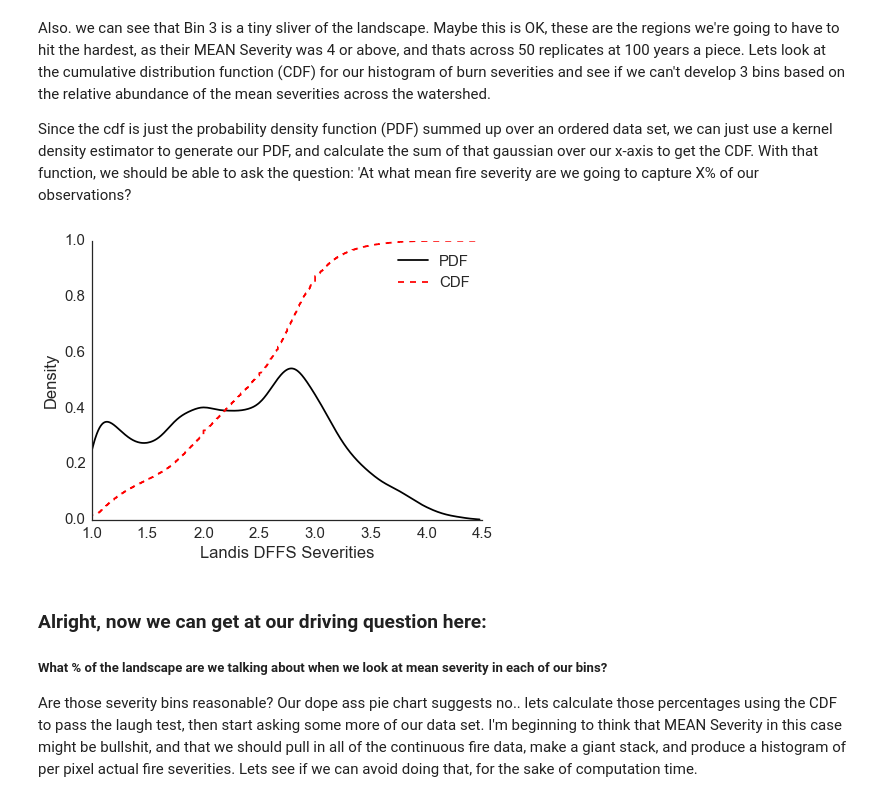
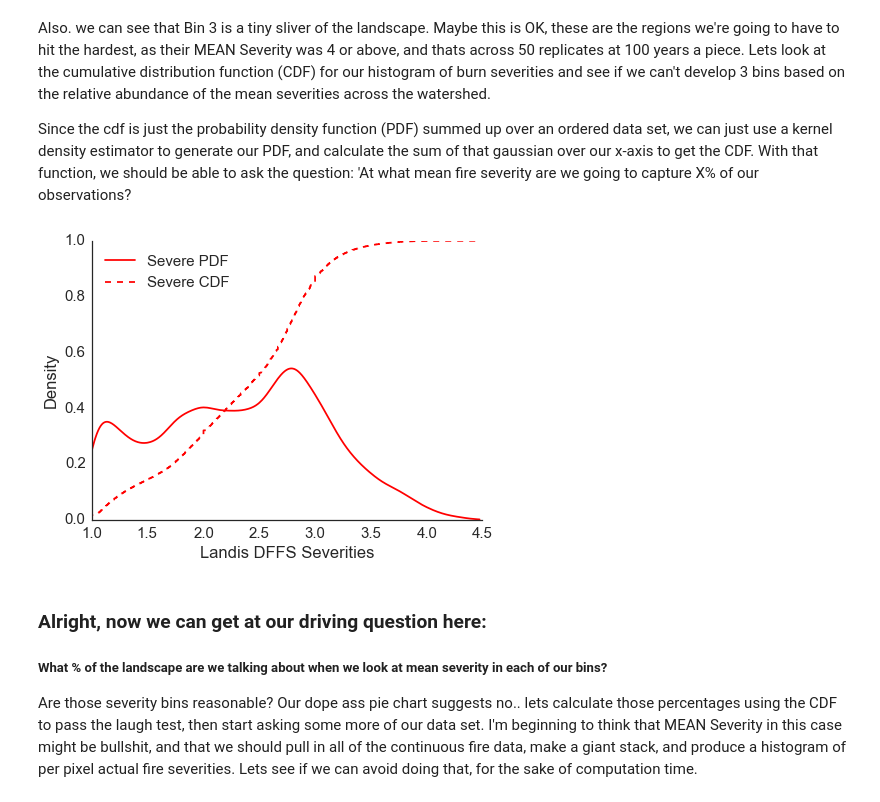
Before and after one commit to djkrofch/DinkeyCreek, a Jupyter notebook: Dinkey_TreatmentPlacement.ipynb, the cells around one changed output. Cells and saved outputs as stored; diff of their text form; code cells hidden in the pictures.

```diff
--- a/Dinkey_TreatmentPlacement.ipynb
+++ b/Dinkey_TreatmentPlacement.ipynb
@@ -56,18 +57,17 @@ def severityGen(rasterList):
 #### Read in the mean severity map for the No Action scenario
 Leverage our previous work to create a mean severity raster from the previous Dinkey simulations. Were going to use this raster as the starting point from which to begin to designate treatment placements. For now we'll just display it.
 # %%
-# We only care about one simulation name for now...
-simName = 'NoMgmtSevereFireLowP'
-
 sevMapsLowP = []
 sevVarMapsLowP = []
 
-sevrasters = severityStack(dataDir + simName, 100)
-sevMap, sevVarMap = severityGen(sevrasters)
-sevmap = {simName : sevMap}
-sevVarmap = {simName : sevVarMap}
+for sim in simNames:
+    print dataDir + sim
+    sevrasters = severityStack(dataDir + sim, 100)
+    sevMap, sevVarMap = severityGen(sevrasters)
+    sevmap = {sim : sevMap}
+    sevVarmap = {sim : sevVarMap}
 
-sevMapsLowP.append(sevmap)
-sevVarMapsLowP.append(sevVarmap)
+    sevMapsLowP.append(sevmap)
+    sevVarMapsLowP.append(sevVarmap)
 # %%
 # Plot our hard earned severity raster
@@ -164,11 +189,14 @@ sns.set_context('notebook',font_scale=1.5)
 Deos this even make sense to do? My first thought was just discretize the raster, and go from there... maybe a better way to approach it is to look at the distribution of fire severities across the watershed in our continuous raster, and pick from the distribution to create classes. Lets start with a histogram of severities.
 # %%
 # Create a pandas dataframe out of the numpy array
-sevdf = pd.DataFrame(dict(SEV = sevMapsLowP[0][simName].ravel()))
+sevdf = pd.DataFrame(dict(SEV = sevMapsLowP[0][simNames[0]].ravel()))
+sevdfS = pd.DataFrame(dict(SEV = sevMapsLowP[1][simNames[1]].ravel()))
 
-f, ax = plt.subplots(1,1, figsize =(7,5))
-sns.distplot(sevdf.SEV.dropna(), color = 'k')
-ax.set_xlabel('LANDIS DFFS Severity')
-ax.set_ylabel('Density')
+f, (ax1) = plt.subplots(1,1, figsize =(7,5))
+sns.distplot(sevdf.SEV.dropna(), hist = False, color = 'k', ax = ax1, label='Historic Fire Weather')
+sns.distplot(sevdfS.SEV.dropna(), hist = False, color = 'r', ax = ax1, label = 'Severe Fire Weather')
+
+ax1.set_xlabel('LANDIS DFFS Severity')
+ax1.set_ylabel('Density')
 sns.despine(left=True)
 # %% [output]
@@ -206,31 +234,42 @@ from scipy import optimize, stats # Using Scipy here for the kernel operator bit
                                   # that's how Id go about doing it.
 
 kernel = stats.gaussian_kde(sevdf.SEV.dropna())
+kernelS = stats.gaussian_kde(sevdfS.SEV.dropna())
 
 yy = kernel(sevdf.SEV)
 xx = sevdf.SEV
+
+yyS = kernelS(sevdfS.SEV)
+xxS = sevdfS.SEV
+
 sevData = pd.DataFrame(dict(severities = xx, density = yy))
+sevDataS = pd.DataFrame(dict(severities = xxS, density = yyS))
 # %%
 # We need to sort our PDF data by severity, our index
 sortedDF = sevData.sort_values('severities').dropna()
+sortedDFS = sevDataS.sort_values('severities').dropna()
 
 
 f, ax = plt.subplots(1,1, figsize =(7,5))
 
 # Here, we need to normalize the PDF data such that once we integrate over the
 # sorted index (severity), we will sum to unity. Thats what the sortedDF.density.sum() call is for.
-ax.plot(sortedDF.severities, sortedDF.density, '-k', label='PDF')
-ax.plot(sortedDF.severities, sortedDF.density.cumsum()/sortedDF.density.sum(), '--r', label='CDF')
+#ax.plot(sortedDF.severities, sortedDF.density, '-k', label='Historic PDF')
+#ax.plot(sortedDF.severities, sortedDF.density.cumsum()/sortedDF.density.sum(), '--k', label='Historic CDF')
+
+ax.plot(sortedDFS.severities, sortedDFS.density, '-r', label='Severe PDF')
+ax.plot(sortedDFS.severities, sortedDFS.density.cumsum()/sortedDFS.density.sum(), '--r', label='Severe CDF')
 
 # For the sake of future me, lets make a column withour CDF data
 sortedDF['CDF'] = sortedDF.density.cumsum()/sortedDF.density.sum()
+sortedDFS['CDF'] = sortedDFS.density.cumsum()/sortedDFS.density.sum()
 
 ax.legend(loc='best')
 ax.set_xlabel('Landis DFFS Severities')
 ax.set_ylabel('Density')
 sns.despine()
 # %% [output]
-[figure, old version]
+[figure, new version]
 # %% [markdown]
 ### Alright, now we can get at our driving question here:
 ##### What % of the landscape are we talking about when we look at mean severity in each of our bins?
```
Also changed, not shown: parts of 11 cells of this notebook.
